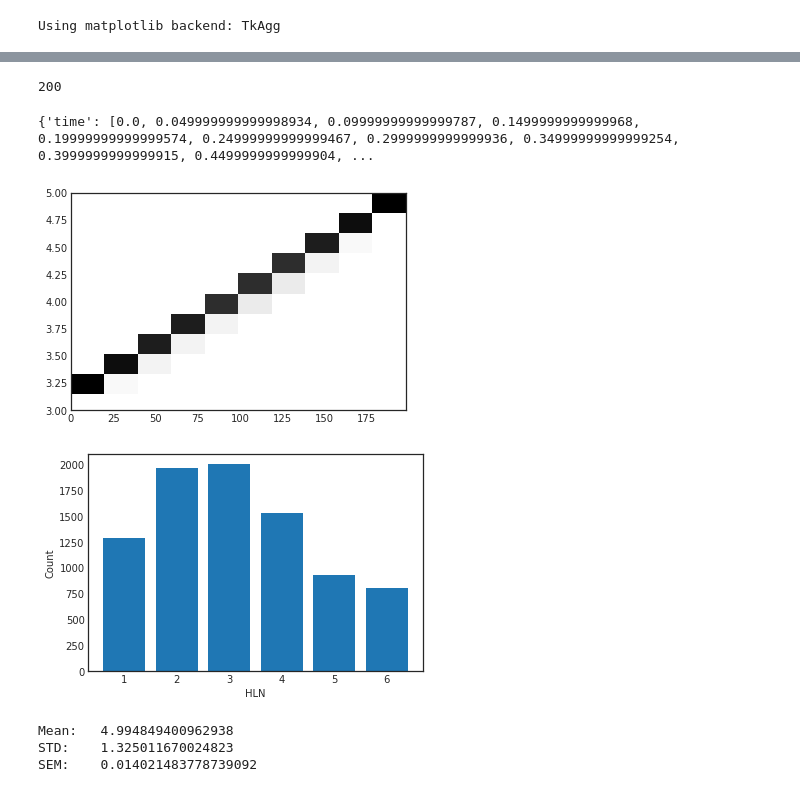
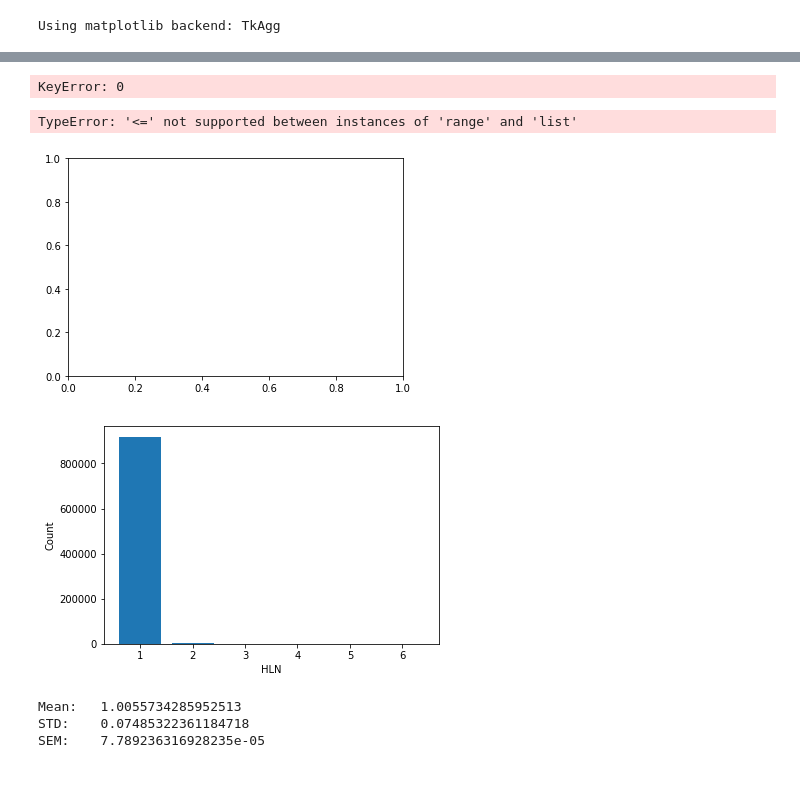
Before and after one commit to technodivergent/Bacillus_Anthracis_Simulation, a Jupyter notebook: Lung Submodel.ipynb, the cells around one changed output, grey strips where cells are left out. Drawn from its saved outputs; the diff is of its cells as text; code cells hidden in the pictures.

```diff
--- a/Lung Submodel.ipynb
+++ b/Lung Submodel.ipynb
@@ -143,10 +143,10 @@ class DayModel(gillespy2.Model):
 # %%
 #%time results = model.run(solver=SSACSolver, seed=123)
-#%time results = model.run(solver=BasicODESolver)
+%time results = model.run(solver=BasicODESolver)
 
-results = []
+#results = []
 
-for i in numpy.arange(3e6, 5e6, 10000):
-    model = DayModel(spore=i, macrophage=1e6)
-    %time results.extend(model.run(solver=BasicODESolver))
+#for i in numpy.arange(3e6, 5e6, 10000):
+#    model = DayModel(spore=i, macrophage=1e6)
+#    results.insert(int(i),model.run(solver=BasicODESolver))
 # %% [output]
@@ -170,7 +155,3 @@ Wall time: 85.8 ms
-# %%
-print(len(results))
-# %% [output]
-200
 # %%
 from scipy import stats
 res = results[0]
@@ -188,20 +169,19 @@ means = []
 
 for i in range(0, 199):
     data3 = []
-    res = results[i]
-    data3.extend([1]*int(res['HLN1'][-1]))
-    data3.extend([2]*int(res['HLN2'][-1]))
-    data3.extend([3]*int(res['HLN3'][-1]))
-    data3.extend([4]*int(res['HLN4'][-1]))
-    data3.extend([5]*int(res['HLN5'][-1]))
-    data3.extend([6]*int(res['HLN6'][-1]))
+    r = results[i][0]
+    data3.extend([1]*int(r['HLN1'][-1]))
+    data3.extend([2]*int(r['HLN2'][-1]))
+    data3.extend([3]*int(r['HLN3'][-1]))
+    data3.extend([4]*int(r['HLN4'][-1]))
+    data3.extend([5]*int(r['HLN5'][-1]))
+    data3.extend([6]*int(r['HLN6'][-1]))
     mean = numpy.mean(data3)
     sd = numpy.std(data3)
     sem = stats.sem(data3)
     means.append(mean)
-print(results[0])
 # %% [output]
-{'time': [0.0, 0.049999999999998934, 0.09999999999999787, 0.1499999999999968, 0.19999999999999574, 0.24999999999999467, 0.2999999999999936, 0.34999999999999254, 0.3999999999999915, 0.4499999999999904, ...
+KeyError: 0
 # %%
 plt.hist2d(range(0, 199), means)
 plt.ylim(3, 5)
@@ -212,21 +192,34 @@ plt.show()
 #plt.plot(bin_centers, n)
 #plt.show()
 # %% [output]
+TypeError: '<=' not supported between instances of 'range' and 'list'
-[figure, old version]
+[figure, new version]
 # %%
+r = results[0]
+data3.extend([1]*int(r['HLN1'][-1]))
+data3.extend([2]*int(r['HLN2'][-1]))
+data3.extend([3]*int(r['HLN3'][-1]))
+data3.extend([4]*int(r['HLN4'][-1]))
+data3.extend([5]*int(r['HLN5'][-1]))
+data3.extend([6]*int(r['HLN6'][-1]))
+
+mean = numpy.mean(data3)
+sd = numpy.std(data3)
+sem = stats.sem(data3)
+
 plt.bar(x,data)
 plt.xlabel('HLN')
 plt.ylabel('Count')
 plt.show()
 
 print("Mean: \t{}".format(mean))
 print("STD:  \t{}".format(sd))
 print("SEM:  \t{}".format(sem))
 # %% [output]
-[figure, old version]
+[figure, new version]
-Mean:   4.994849400962938
-STD:    1.325011670024823
-SEM:    0.014021483778739092
+Mean:   1.0055734285952513
+STD:    0.07485322361184718
+SEM:    7.789236316928235e-05
 # %%
 fig = plt.figure(figsize=(18,10))
 fig.suptitle("Spores available", fontsize=20)
```
Also changed, not shown: parts of 7 cells of this notebook.
